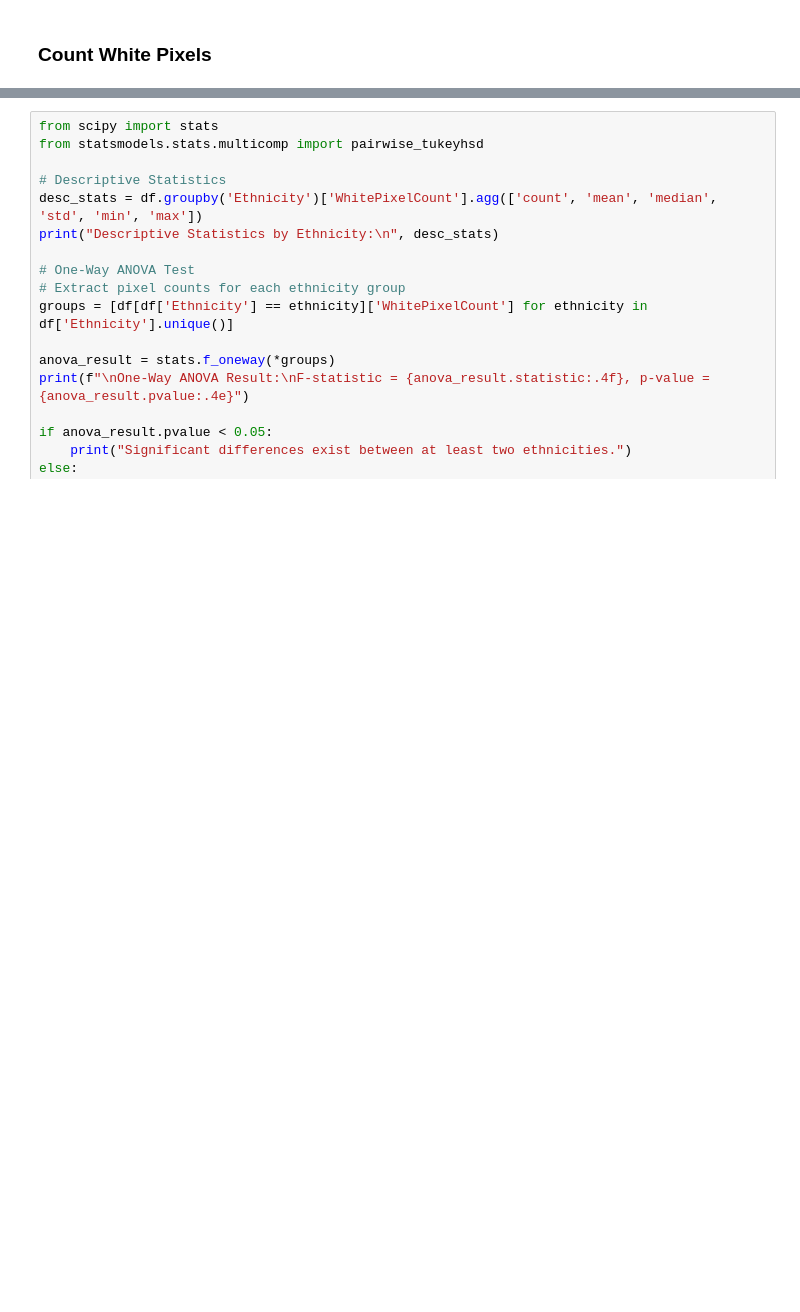
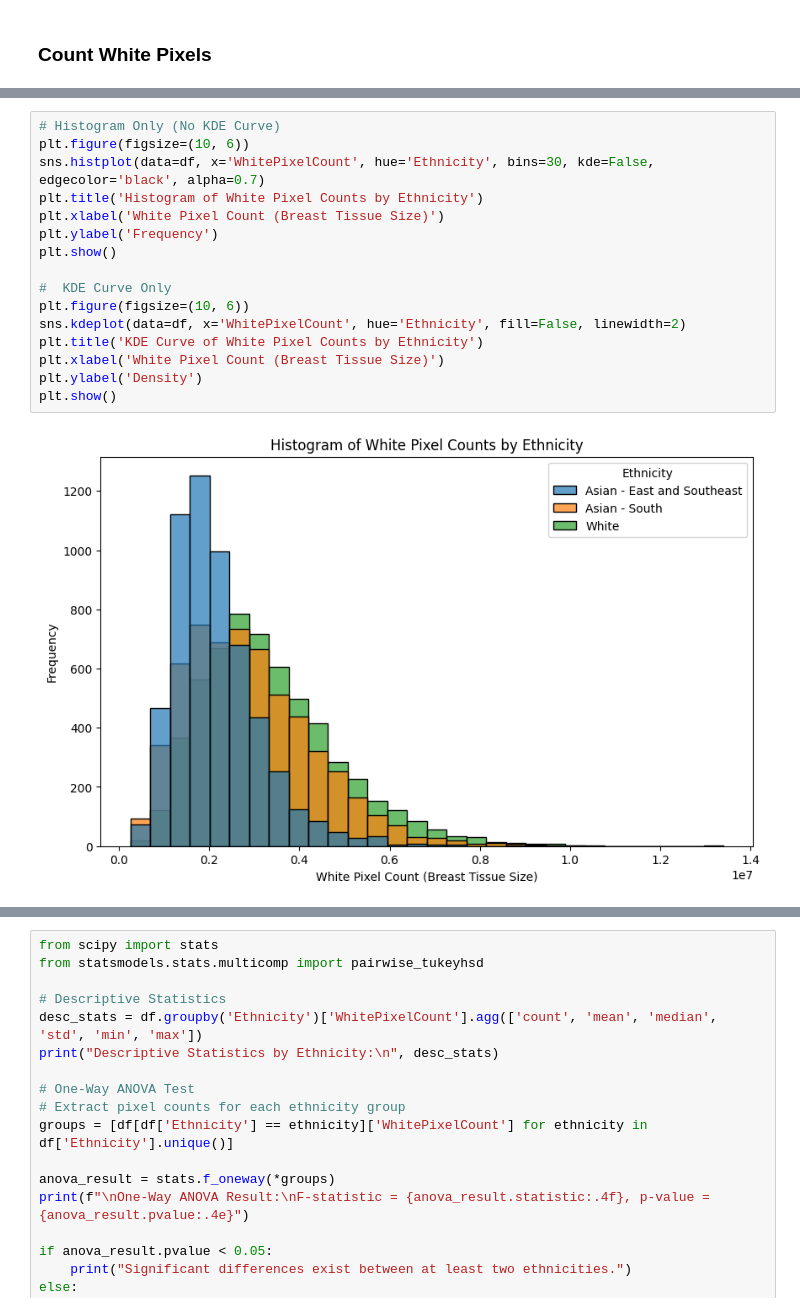
Before and after one commit to Ollivvt/AI-ethnicity-med-image, a Jupyter notebook: Mammo/BDen_EfficientNetB3_segmentationMap_0223.ipynb, the cells around one changed output, grey strips where cells are left out. Cells and saved outputs as stored; diff of their text form; blank space fills up the shorter version.

Commit message:
Count white pixels and plot curve

```diff
--- a/Mammo/BDen_EfficientNetB3_segmentationMap_0223.ipynb
+++ b/Mammo/BDen_EfficientNetB3_segmentationMap_0223.ipynb
@@ -248,0 +251,18 @@ plt.show()
+# %%
+# Histogram Only (No KDE Curve)
+plt.figure(figsize=(10, 6))
+sns.histplot(data=df, x='WhitePixelCount', hue='Ethnicity', bins=30, kde=False, edgecolor='black', alpha=0.7)
+plt.title('Histogram of White Pixel Counts by Ethnicity')
+plt.xlabel('White Pixel Count (Breast Tissue Size)')
+plt.ylabel('Frequency')
+plt.show()
+
+#  KDE Curve Only
+plt.figure(figsize=(10, 6))
+sns.kdeplot(data=df, x='WhitePixelCount', hue='Ethnicity', fill=False, linewidth=2)
+plt.title('KDE Curve of White Pixel Counts by Ethnicity')
+plt.xlabel('White Pixel Count (Breast Tissue Size)')
+plt.ylabel('Density')
+plt.show()
+# %% [output]
+[figure, added]
```
Also changed, not shown: parts of 2 cells of this notebook, 1 other file.
